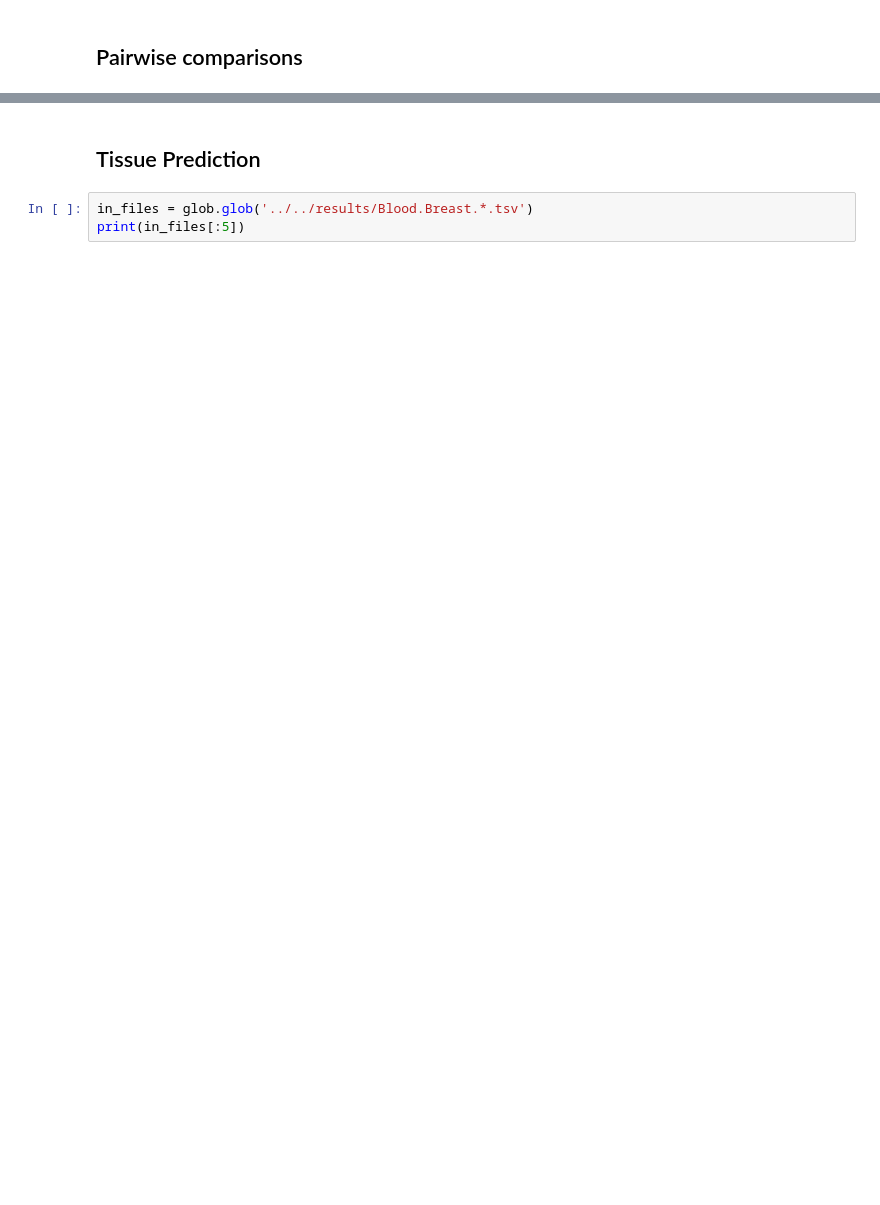
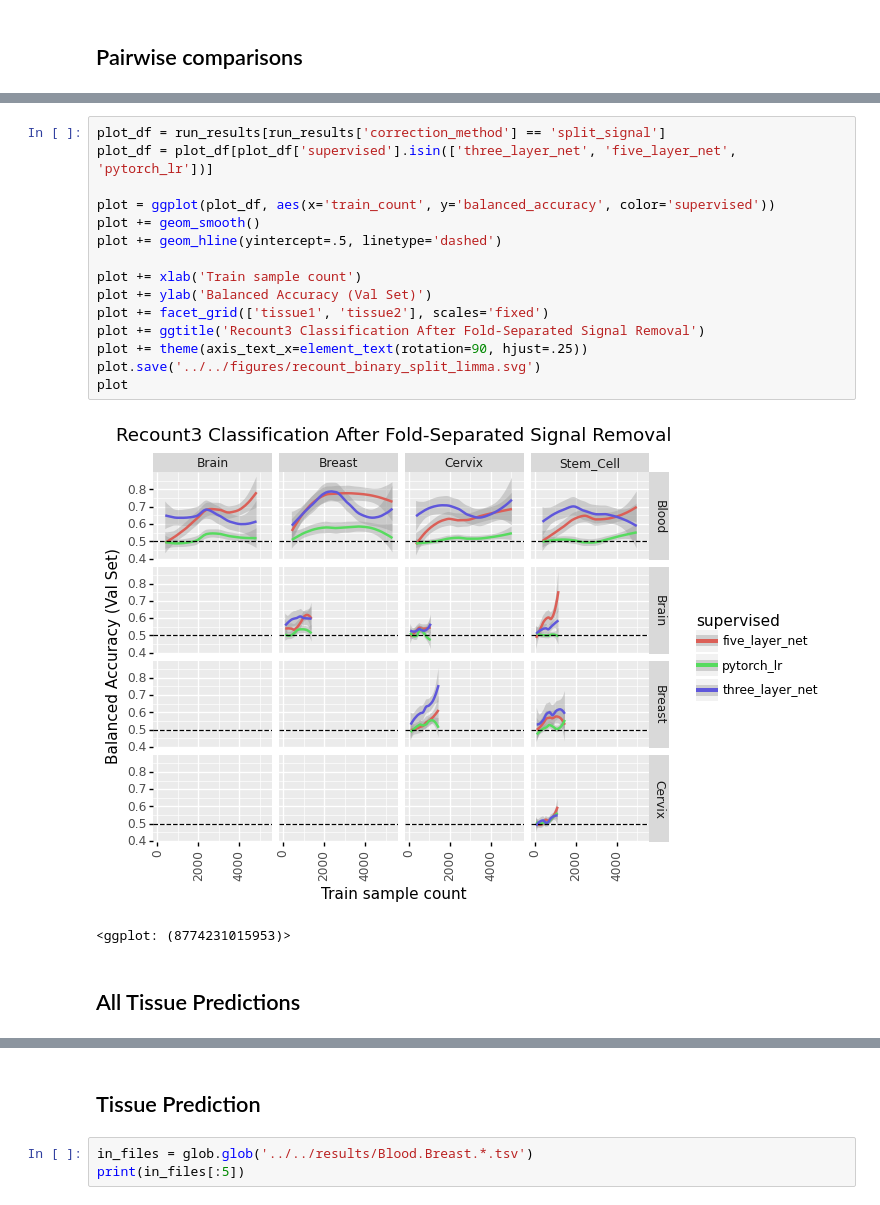
Before and after one commit to greenelab/linear_signal, a Jupyter notebook: notebook/analysis/benchmark_results.ipynb, the cells around one changed output, grey strips where cells are left out. Saved outputs shown, nothing was run; the diff lists cells and outputs as text; blank space fills up the shorter version.

```diff
--- a/notebook/analysis/benchmark_results.ipynb
+++ b/notebook/analysis/benchmark_results.ipynb
@@ -152,0 +111,20 @@ plot
+# %%
+plot_df = run_results[run_results['correction_method'] == 'split_signal']
+plot_df = plot_df[plot_df['supervised'].isin(['three_layer_net', 'five_layer_net', 'pytorch_lr'])]
+
+plot = ggplot(plot_df, aes(x='train_count', y='balanced_accuracy', color='supervised'))
+plot += geom_smooth()
+plot += geom_hline(yintercept=.5, linetype='dashed')
+
+plot += xlab('Train sample count')
+plot += ylab('Balanced Accuracy (Val Set)')
+plot += facet_grid(['tissue1', 'tissue2'], scales='fixed')
+plot += ggtitle('Recount3 Classification After Fold-Separated Signal Removal')
+plot += theme(axis_text_x=element_text(rotation=90, hjust=.25))
+plot.save('../../figures/recount_binary_split_limma.svg')
+plot
+# %% [output]
+[figure, added]
+<ggplot: (8774231015953)>
+# %% [markdown]
+## All Tissue Predictions
```
Also changed, not shown: parts of 166 cells of this notebook, 2 other files.
